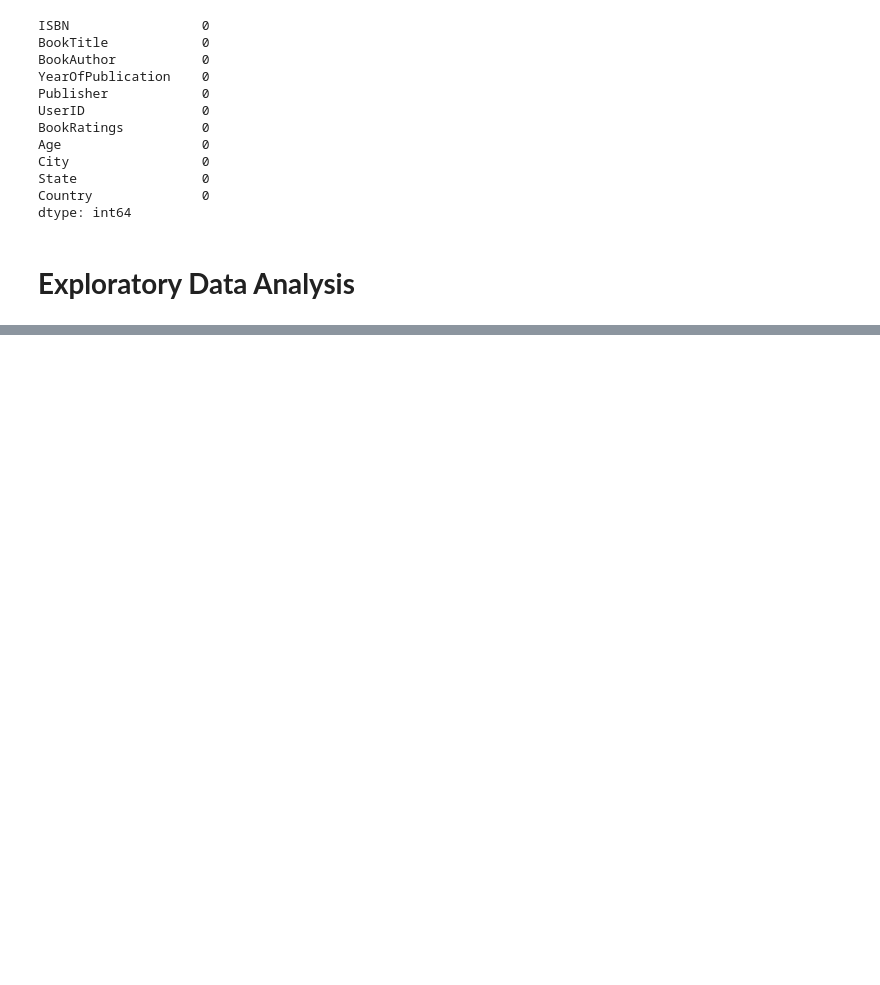
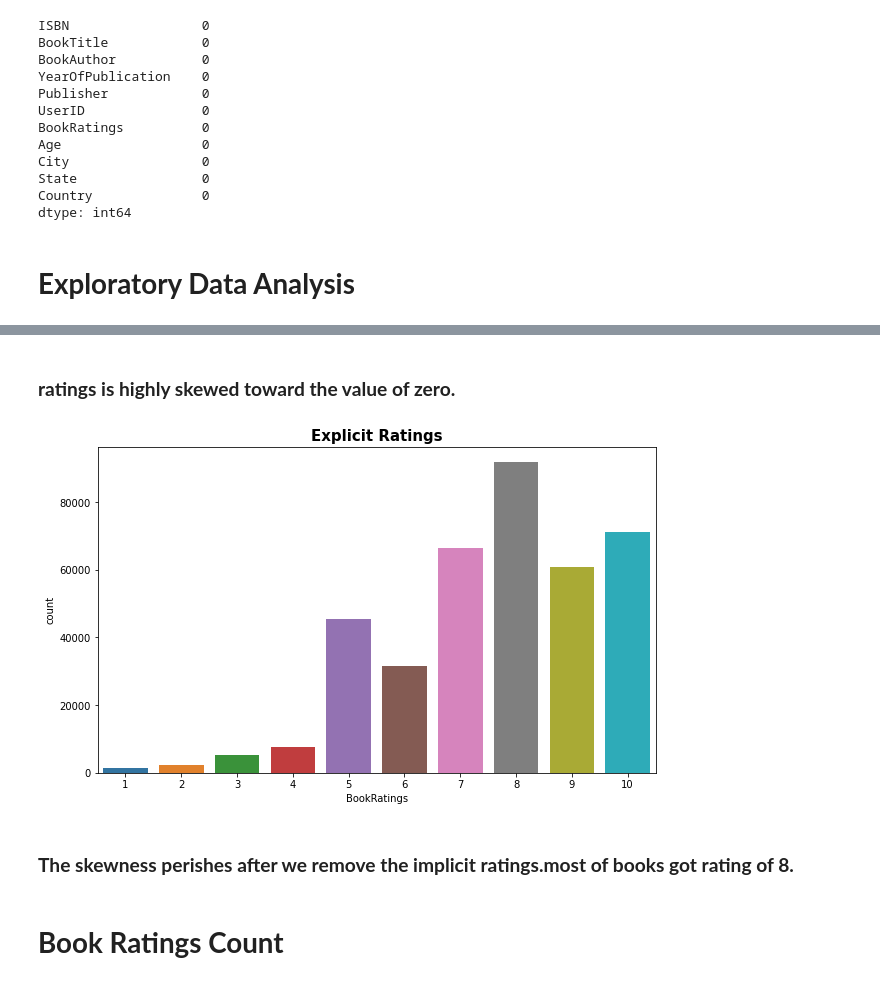
Before and after one commit to preetikhullbe/Book-Recommendation-sysytem, a Jupyter notebook: Book_recommendation_system_preeti.ipynb, the cells around one changed output, grey strips where cells are left out. Saved outputs shown, nothing was run; the diff lists cells and outputs as text; code cells hidden in the pictures; blank space fills up the shorter version.

```diff
--- a/Book_recommendation_system_preeti.ipynb
+++ b/Book_recommendation_system_preeti.ipynb
@@ -553,0 +569,14 @@ dtype: int64
+# %% [markdown]
+### **ratings is highly skewed toward the value of zero.**
+# %%
+# Explicit Ratings
+plt.figure(figsize=(10,6))
+data = book_df[book_df['BookRatings'] != 0]
+sns.countplot(x="BookRatings", data=data)
+plt.title("Explicit Ratings",weight='bold').set_fontsize('15')
+# %% [output]
+[figure, added]
+# %% [markdown]
+### **The skewness perishes after we remove the implicit ratings.most of books got rating of 8.**
+# %% [markdown]
+# **Book Ratings Count**
```
Also changed, not shown: parts of 19 cells of this notebook.
